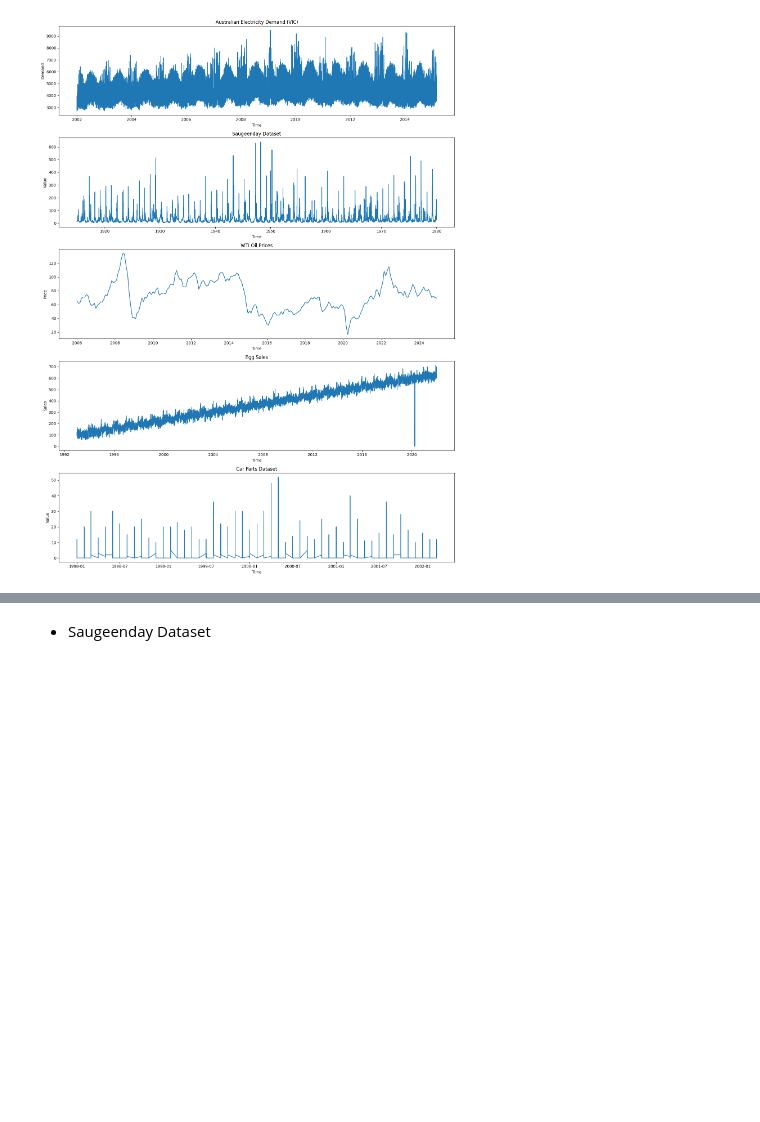
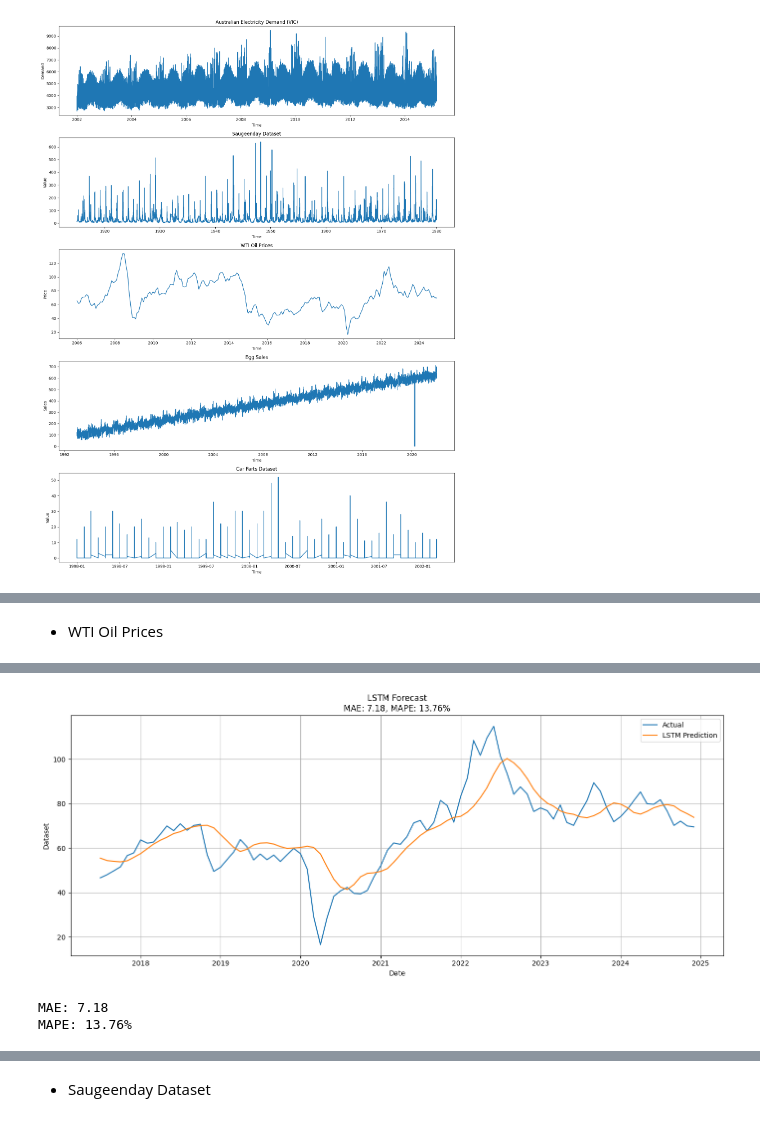
Before and after one commit to rafabarros95/Time-Series-Forecasting, a Jupyter notebook: lstm.ipynb, the cells around one changed output, grey strips where cells are left out. Drawn from its saved outputs; the diff is of its cells as text; code cells hidden in the pictures; blank space fills up the shorter version.

```diff
--- a/lstm.ipynb
+++ b/lstm.ipynb
@@ -187,0 +153,5 @@ LSTM MAPE: 5.12%
+# %% [markdown]
+- WTI Oil Prices
+# %%
+results_wti = lstm_forecast(wti_oil_df, lookback=5, test_ratio=0.4, epochs=30)
+# %% [output]
@@ -187,0 +159,3 @@ LSTM MAPE: 5.12%
+[figure, added]
+MAE: 7.18
+MAPE: 13.76%
```
Also changed, not shown: parts of 21 cells of this notebook.
